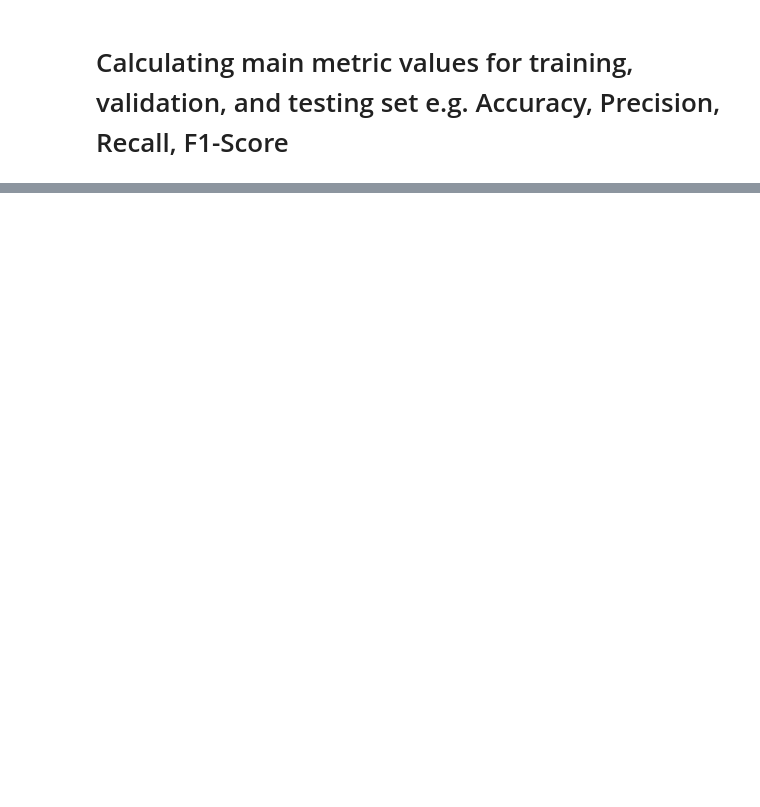
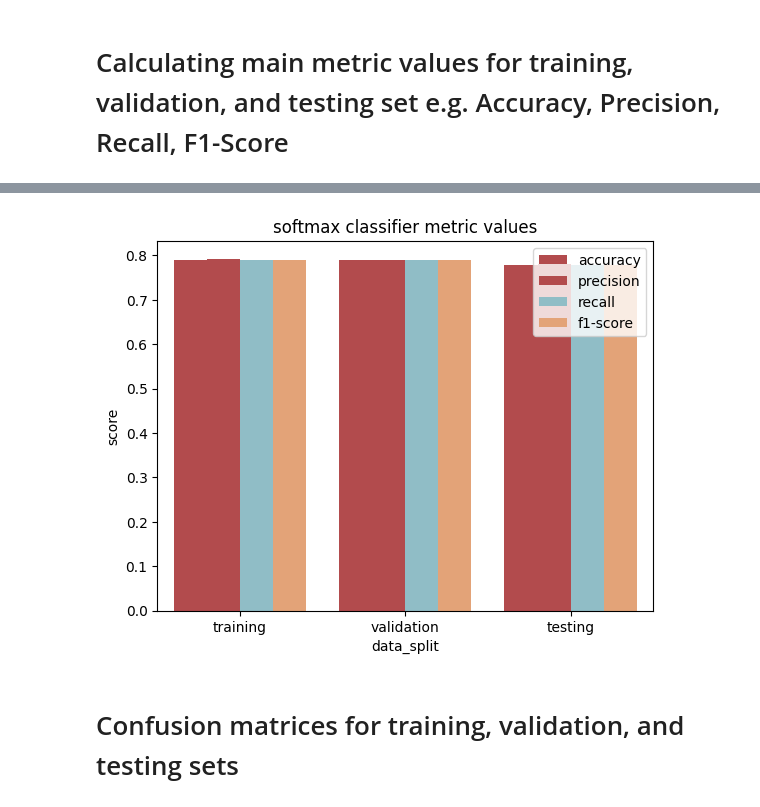
Before and after one commit to 08Aristodemus24/hate-speech-classifier, a Jupyter notebook: softmax_classifier.ipynb, the cells around one changed output, grey strips where cells are left out. Drawn from its saved outputs; the diff is of its cells as text; code cells hidden in the pictures; blank space fills up the shorter version.

```diff
--- a/softmax_classifier.ipynb
+++ b/softmax_classifier.ipynb
@@ -208,4 +211,11 @@ Y_true_test = test_labels.argmax(axis=1)
 train_acc, train_prec, train_rec, train_f1 = data_split_metric_values(Y_true_train, Y_pred_train)
 val_acc, val_prec, val_rec, val_f1 = data_split_metric_values(Y_true_val, Y_pred_val)
 test_acc, test_prec, test_rec, test_f1 = data_split_metric_values(Y_true_test, Y_pred_test)
+
+metrics_df = pd.DataFrame({
+    'data_split': ['training', 'validation', 'testing'],
+    'accuracy': [train_acc, val_acc, test_acc],
+    'precision': [train_prec, val_prec, test_prec],
+    'recall': [train_rec, val_rec, test_rec],
+    'f1-score': [train_f1, val_f1, test_f1]}, index=["training set", "validation set", "testing set"])
 # %% [output]
@@ -213,3 +236,10 @@ array([2, 2, 2, ..., 2, 0, 0], dtype=int64)
+# %%
+# visualize values of calculated metric value for each data split
+view_metric_values(metrics_df, 'softmax classifier metric values')
+# %% [output]
+[figure, added]
+# %% [markdown]
+# Confusion matrices for training, validation, and testing sets
 # %%
 # bug of accuracy precision recall and f1 score being all athe same: https://stackoverflow.com/questions/62792001/precision-and-recall-are-the-same-within-a-model
 # In fact in the last three they all give the same example and of course get the same score.
```
Also changed, not shown: parts of 11 cells of this notebook, 11 other files.
